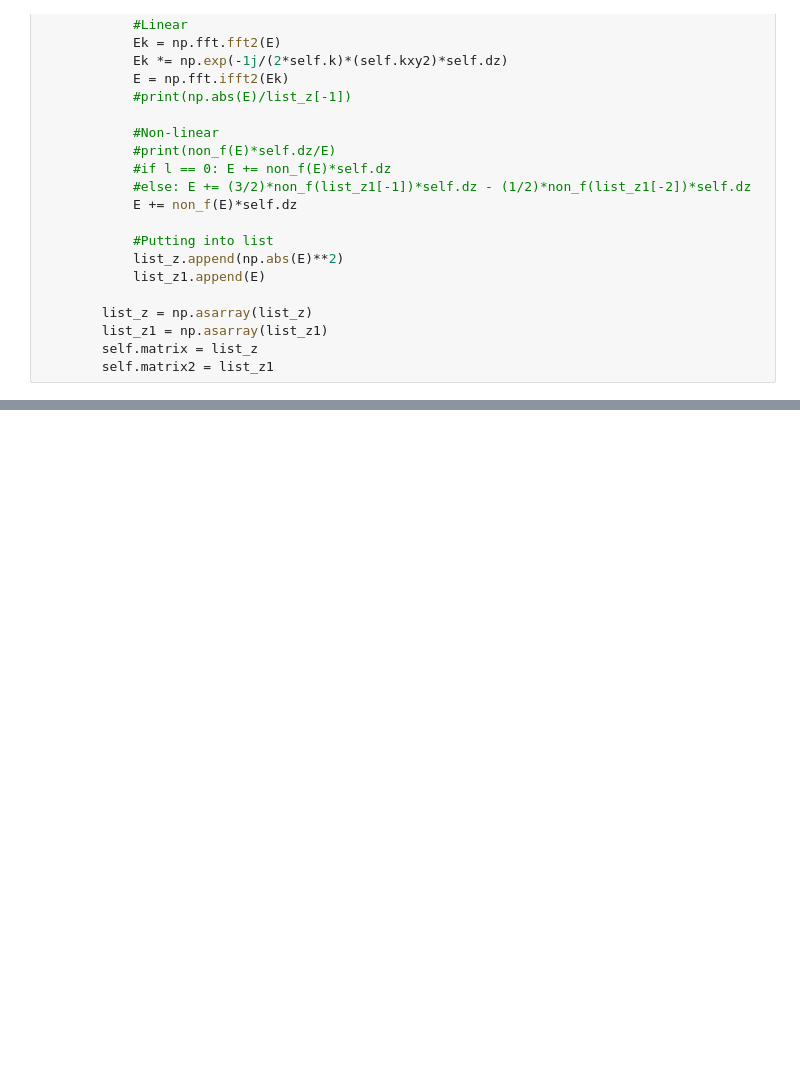
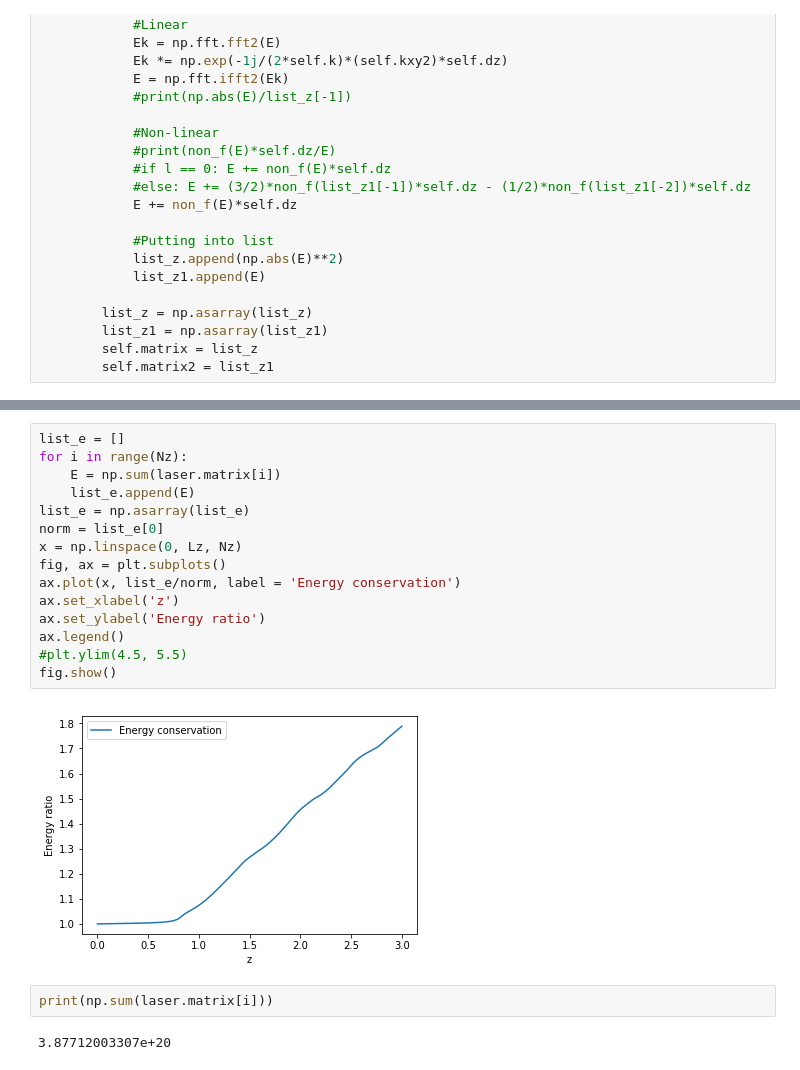
Before and after one commit to kimhong-chao/Project-PHY571, a Jupyter notebook: Design/Simul_laser_Final_Normalised.ipynb, the cells around one changed output, grey strips where cells are left out. Drawn from its saved outputs; the diff is of its cells as text; blank space fills up the shorter version.

```diff
--- a/Design/Simul_laser_Final_Normalised.ipynb
+++ b/Design/Simul_laser_Final_Normalised.ipynb
@@ -208,0 +209,21 @@ for i in [0, 0.007, 0.83, Lz-0.1]:
+# %%
+list_e = []
+for i in range(Nz):
+    E = np.sum(laser.matrix[i])
+    list_e.append(E)
+list_e = np.asarray(list_e)
+norm = list_e[0]
+x = np.linspace(0, Lz, Nz)
+fig, ax = plt.subplots()
+ax.plot(x, list_e/norm, label = 'Energy conservation')
+ax.set_xlabel('z')
+ax.set_ylabel('Energy ratio')
+ax.legend()
+#plt.ylim(4.5, 5.5)
+fig.show()
+# %% [output]
+[figure, added]
+# %%
+print(np.sum(laser.matrix[i]))
+# %% [output]
+3.87712003307e+20
```
Also changed, not shown: parts of 5 cells of this notebook, 3 other files.
